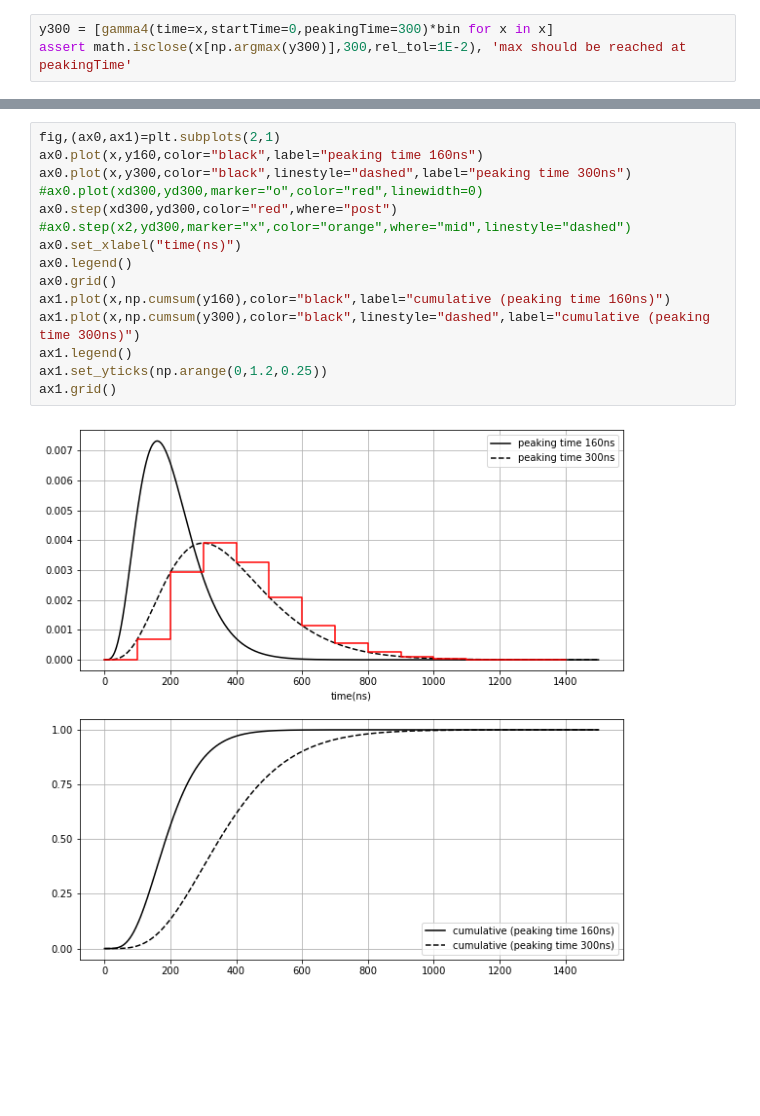
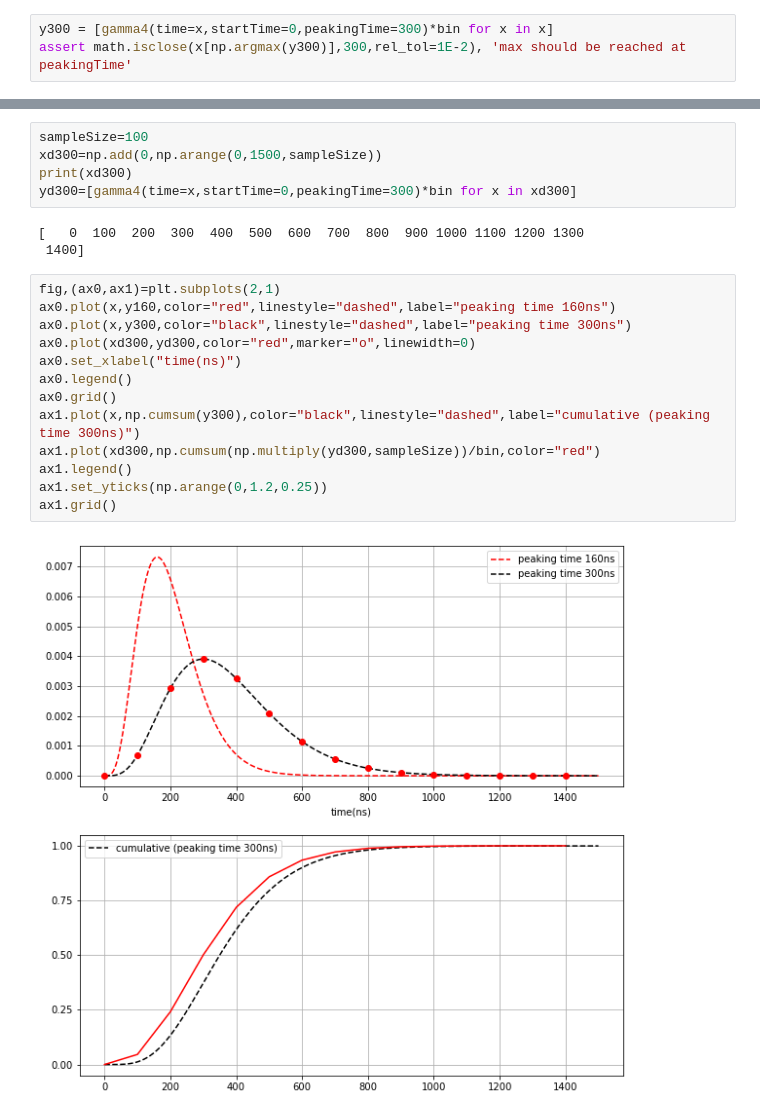
Before and after one commit to aphecetche/notebooks, a Jupyter notebook: mch-sampa-digitization.ipynb, the cells around one changed output, grey strips where cells are left out. Saved outputs shown, nothing was run; the diff lists cells and outputs as text; blank space fills up the shorter version.

```diff
--- a/mch-sampa-digitization.ipynb
+++ b/mch-sampa-digitization.ipynb
@@ -91,17 +81,23 @@ yd300=[gamma4(time=x,startTime=0,peakingTime=300)*bin for x in xd300]
+# %%
+sampleSize=100
+xd300=np.add(0,np.arange(0,1500,sampleSize))
+print(xd300)
+yd300=[gamma4(time=x,startTime=0,peakingTime=300)*bin for x in xd300]
+# %% [output]
+[   0  100  200  300  400  500  600  700  800  900 1000 1100 1200 1300
+ 1400]
 # %%
 fig,(ax0,ax1)=plt.subplots(2,1)
-ax0.plot(x,y160,color="black",label="peaking time 160ns")
+ax0.plot(x,y160,color="red",linestyle="dashed",label="peaking time 160ns")
 ax0.plot(x,y300,color="black",linestyle="dashed",label="peaking time 300ns")
-#ax0.plot(xd300,yd300,marker="o",color="red",linewidth=0)
-ax0.step(xd300,yd300,color="red",where="post")
-#ax0.step(x2,yd300,marker="x",color="orange",where="mid",linestyle="dashed")
+ax0.plot(xd300,yd300,color="red",marker="o",linewidth=0)
 ax0.set_xlabel("time(ns)")
 ax0.legend()
 ax0.grid()
-ax1.plot(x,np.cumsum(y160),color="black",label="cumulative (peaking time 160ns)")
 ax1.plot(x,np.cumsum(y300),color="black",linestyle="dashed",label="cumulative (peaking time 300ns)")
+ax1.plot(xd300,np.cumsum(np.multiply(yd300,sampleSize))/bin,color="red")
 ax1.legend()
 ax1.set_yticks(np.arange(0,1.2,0.25))
 ax1.grid()
 # %% [output]
-[figure, old version]
+[figure, new version]
```
Also changed, not shown: parts of 11 cells of this notebook.
